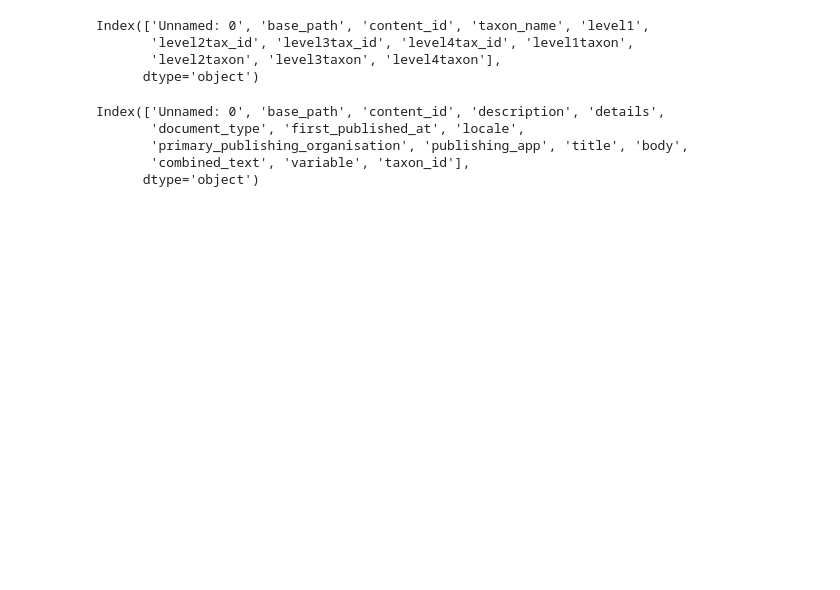
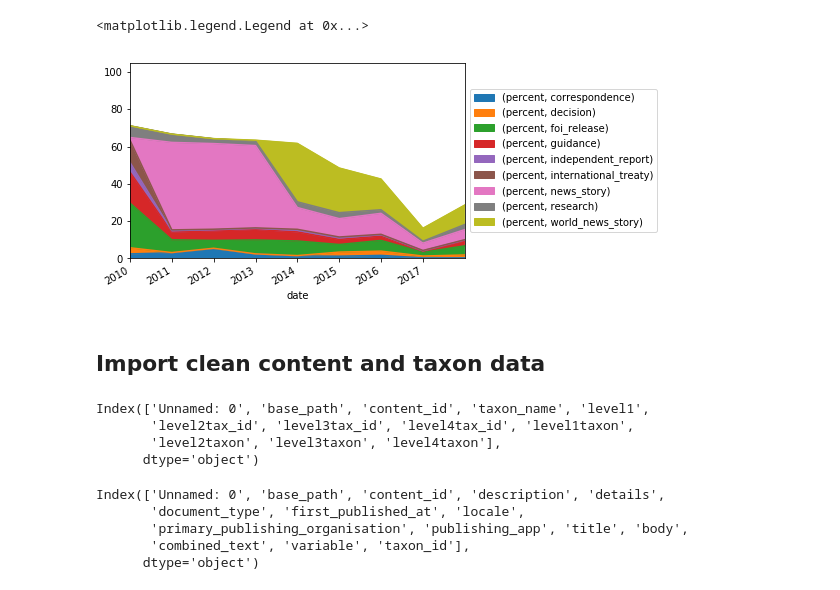
Before and after one commit to alphagov/govuk-taxonomy-supervised-learning, a Jupyter notebook: python/notebooks/EDA-MU.ipynb, the cells around one changed output. Saved outputs shown, nothing was run; the diff lists cells and outputs as text; code cells hidden in the pictures; blank space fills up the shorter version.

```diff
--- a/python/notebooks/EDA-MU.ipynb
+++ b/python/notebooks/EDA-MU.ipynb
@@ -7,3 +73,23 @@ import matplotlib.pyplot as plt
+# %%
+df = count_by_year.stack().reset_index()
+df.columns = ['date', 'document_type', 'percent']
+bydoctype_year = df.groupby(['date', 'document_type']).agg({'percent': 'sum'})
+# Change: groupby state_office and divide by sum
+bydoctype_pcts = bydoctype_year.groupby(level=0).apply(lambda x:
+                                                 100 * x / float(x.sum())).unstack('document_type', fill_value=0)
+# %%
+
+top_pct = bydoctype_pcts.loc[:,bydoctype_pcts.max() > 20]
+
+
+ax = top_pct.plot(kind='area', stacked=True)
+ax.set_xlim(pd.Timestamp('2009-12-31'), pd.Timestamp('2017-12-31'))
+ax.legend(loc='center left', bbox_to_anchor=(1, 0.5))
+# %% [output]
+<matplotlib.legend.Legend at 0x...>
+[figure, added]
+# %% [markdown]
+## Import clean content and taxon data
 # %%
 #read in taxon file which was cleaned from raw using clean_taxons.py
 taxons = pd.read_csv('../../data/clean_taxons.csv')
```
Also changed, not shown: parts of 32 cells of this notebook.
